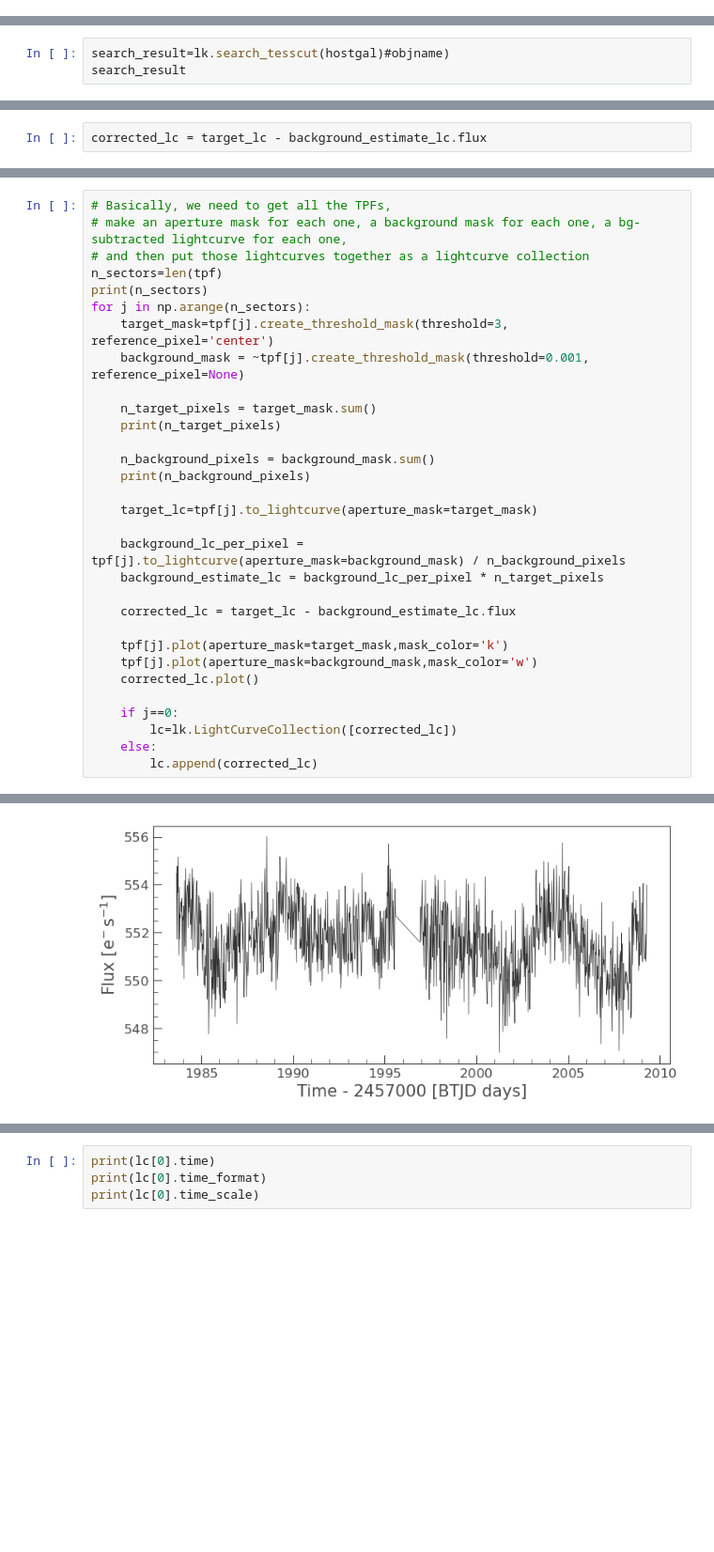
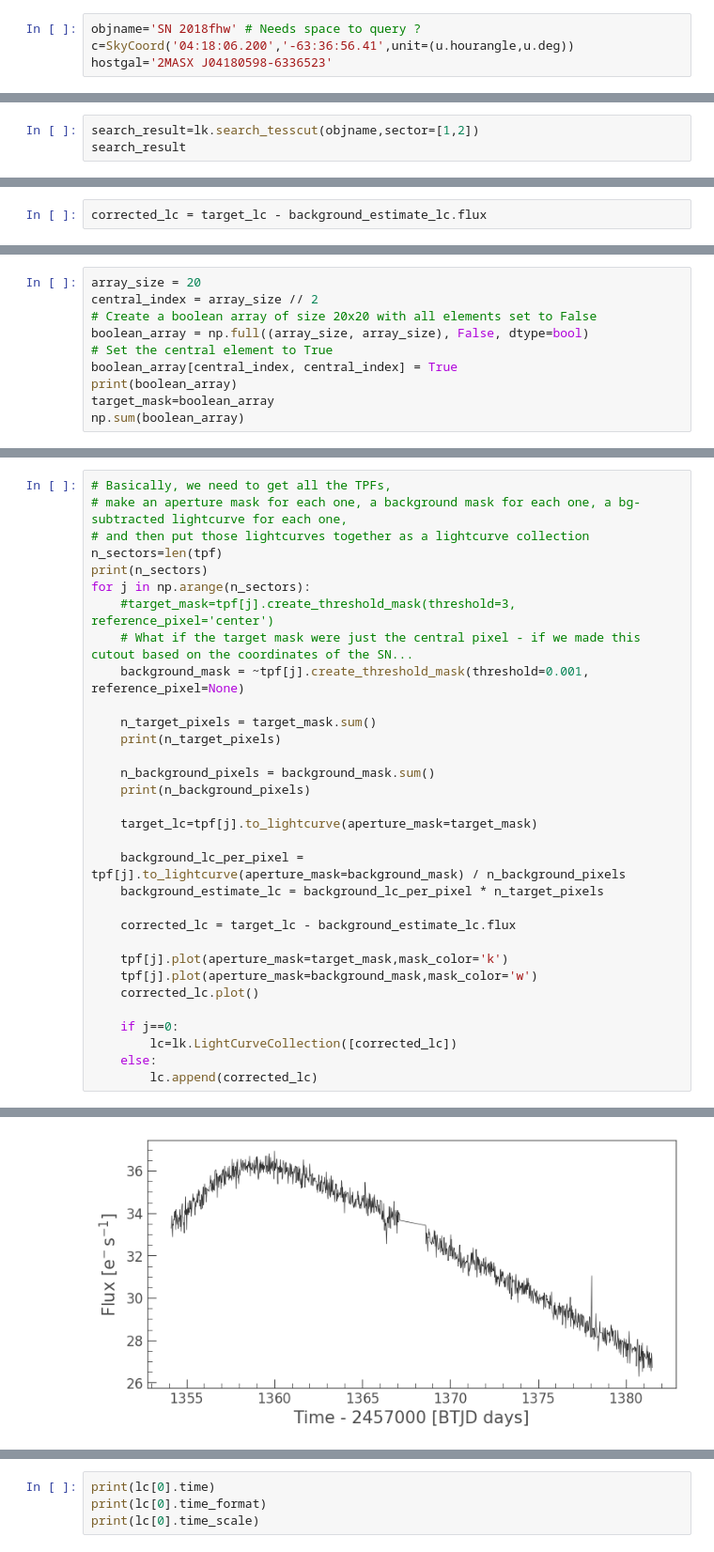
Before and after one commit to spacetelescope/project-tikebook, a Jupyter notebook: transients_nearby_galaxies/transients_nearby_galaxies.ipynb, the cells around one changed output, grey strips where cells are left out. Shown: that part at 94% size. Cells and saved outputs as stored; diff of their text form; blank space fills up the shorter version.

Commit message:
Trying analysis with known supernova SN2018fhw, central pixel

```diff
--- a/transients_nearby_galaxies/transients_nearby_galaxies.ipynb
+++ b/transients_nearby_galaxies/transients_nearby_galaxies.ipynb
@@ -256,0 +157,4 @@ tess-s0055-3-4     55      3   4
+# %%
+objname='SN 2018fhw' # Needs space to query ?
+c=SkyCoord('04:18:06.200','-63:36:56.41',unit=(u.hourangle,u.deg))
+hostgal='2MASX J04180598-6336523'
@@ -257,4 +179,4 @@ tess-s0055-3-4     55      3   4
 # %%
-search_result=lk.search_tesscut(hostgal)#objname)
+search_result=lk.search_tesscut(objname,sector=[1,2])
 search_result
 # %% [output]
@@ -338,0 +249,10 @@ corrected_lc.plot();
+# %%
+array_size = 20
+central_index = array_size // 2
+# Create a boolean array of size 20x20 with all elements set to False
+boolean_array = np.full((array_size, array_size), False, dtype=bool)
+# Set the central element to True
+boolean_array[central_index, central_index] = True
+print(boolean_array)
+target_mask=boolean_array
+np.sum(boolean_array)
@@ -343,7 +282,8 @@ corrected_lc.plot();
 n_sectors=len(tpf)
 print(n_sectors)
 for j in np.arange(n_sectors):
-    target_mask=tpf[j].create_threshold_mask(threshold=3, reference_pixel='center')
+    #target_mask=tpf[j].create_threshold_mask(threshold=3, reference_pixel='center')
+    # What if the target mask were just the central pixel - if we made this cutout based on the coordinates of the SN...
     background_mask = ~tpf[j].create_threshold_mask(threshold=0.001, reference_pixel=None)
 
     n_target_pixels = target_mask.sum()
@@ -397 +321 @@ WARNING:lightkurve.targetpixelfile:Warning: aperture mask contains zero pixels.
-[figure, old version]
+[figure, new version]
```
Also changed, not shown: parts of 25 cells of this notebook.
